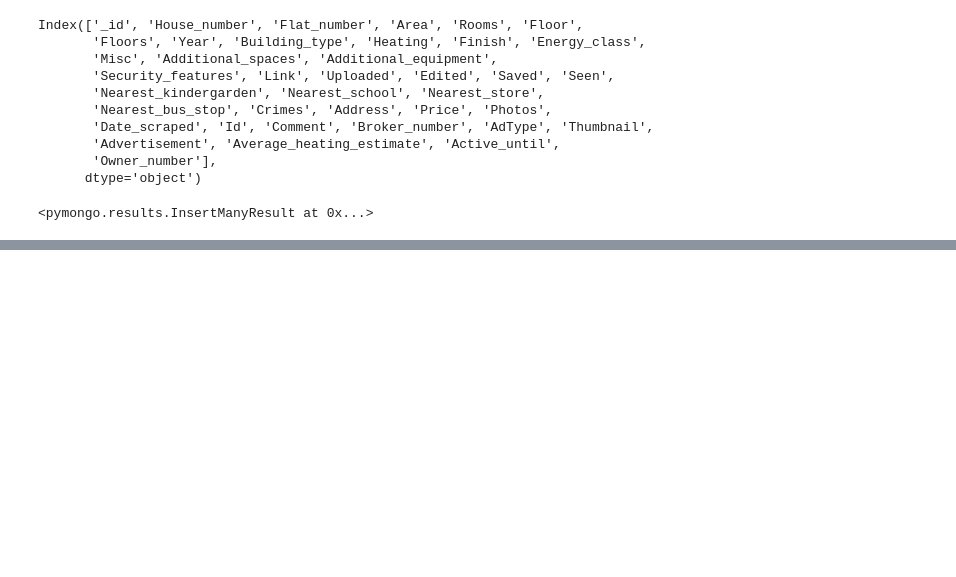
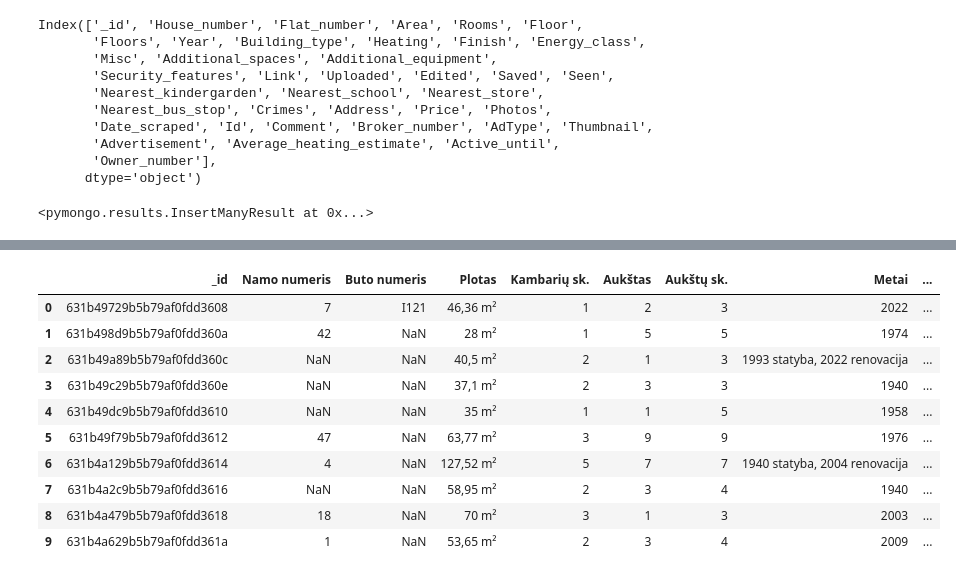
Before and after one commit to Kiwisuki/Real-Estate-Project, a Jupyter notebook: Prototyping.ipynb, the cells around one changed output, grey strips where cells are left out. Drawn from its saved outputs; the diff is of its cells as text; code cells hidden in the pictures; blank space fills up the shorter version.

Commit message:
standardized data processing for database

```diff
--- a/Prototyping.ipynb
+++ b/Prototyping.ipynb
@@ -75,7 +75,7 @@ PROCCESSED_DATABASE = f"mongodb+srv://{USER}:{PASSWORD}@real-estate.aaszr.mongod
 # %%
 cluster = MongoClient(RAW_DATABASE)
 db = cluster[DB_NAME]
-collection = db['butu-nuoma/vilniuje']
+collection = db['butai/vilniuje']
 df = pd.DataFrame([i for i in collection.find().limit(30)])
 # %%
 old = ['_id', 'Namo numeris', 'Buto numeris', 'Plotas', 'Kambarių sk.',
@@ -294,5 +294,5 @@ df['Saves_per_views'] = df['Saved']/df['Seen']
 # %%
 df['eur_m2'] = df['Price']/df['Area']
 # %%
-df[['Views_per_day','Saved_per_day','Saves_per_views','eur_m2']] = df[['Views_per_day','Saved_per_day','Saves_per_views','eur_m2']].round(2)
+df[['Views_per_day','Saved_per_day','Saves_per_views','eur_m2', 'Average_heating_estimate']] = df[['Views_per_day','Saved_per_day','Saves_per_views','eur_m2', 'Average_heating_estimate']].round(2)
 # %%
@@ -311,2 +317,16 @@ collection.insert_many(rows)
+# %%
+def get_unprocessed_rows(collection_name, n):
+    cluster = MongoClient(PROCCESSED_DATABASE)
+    db = cluster[DB_NAME]
+    collection = db[collection_name]
+    processed_ids = collection.distinct('Id')
+
+    cluster = MongoClient(RAW_DATABASE)
+    db = cluster[DB_NAME]
+    collection = db[collection_name]
+    rows = list(collection.find({ "Id" : { '$nin': [processed_ids] }}).limit(n))
+    return rows
+
+rows = get_unprocessed_rows('butai/vilniuje', 10)
 # %%
 # Might be good place to save to db
@@ -412,4 +408,16 @@ df = df.select_dtypes('number')
 # %%
 df['Misc']
 # %%
-df
+pd.DataFrame(rows)
+# %% [output]
+|  | _id | Namo numeris | Buto numeris | Plotas | Kambarių sk. | Aukštas | Aukštų sk. | Metai | ... |
+| 0 | 631b49729b5b79af0fdd3608 | 7 | I121 | 46,36 m² | 1 | 2 | 3 | 2022 | ... |
+| 1 | 631b498d9b5b79af0fdd360a | 42 | NaN | 28 m² | 1 | 5 | 5 | 1974 | ... |
+| 2 | 631b49a89b5b79af0fdd360c | NaN | NaN | 40,5 m² | 2 | 1 | 3 | 1993 statyba, 2022 renovacija | ... |
+| 3 | 631b49c29b5b79af0fdd360e | NaN | NaN | 37,1 m² | 2 | 3 | 3 | 1940 | ... |
+| 4 | 631b49dc9b5b79af0fdd3610 | NaN | NaN | 35 m² | 1 | 1 | 5 | 1958 | ... |
+| 5 | 631b49f79b5b79af0fdd3612 | 47 | NaN | 63,77 m² | 3 | 9 | 9 | 1976 | ... |
+| 6 | 631b4a129b5b79af0fdd3614 | 4 | NaN | 127,52 m² | 5 | 7 | 7 | 1940 statyba, 2004 renovacija | ... |
+| 7 | 631b4a2c9b5b79af0fdd3616 | NaN | NaN | 58,95 m² | 2 | 3 | 4 | 1940 | ... |
+| 8 | 631b4a479b5b79af0fdd3618 | 18 | NaN | 70 m² | 3 | 1 | 3 | 2003 | ... |
+| 9 | 631b4a629b5b79af0fdd361a | 1 | NaN | 53,65 m² | 2 | 3 | 4 | 2009 | ... |
```
Also changed, not shown: parts of 6 cells of this notebook, 3 other files.
